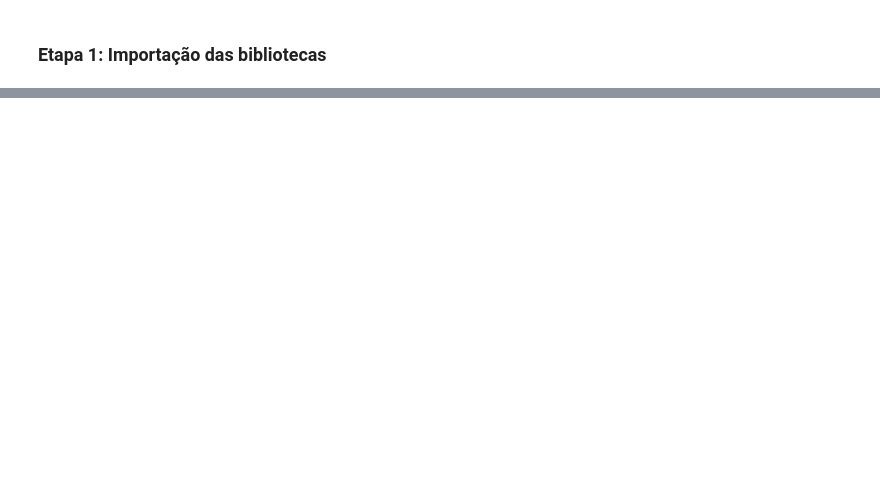
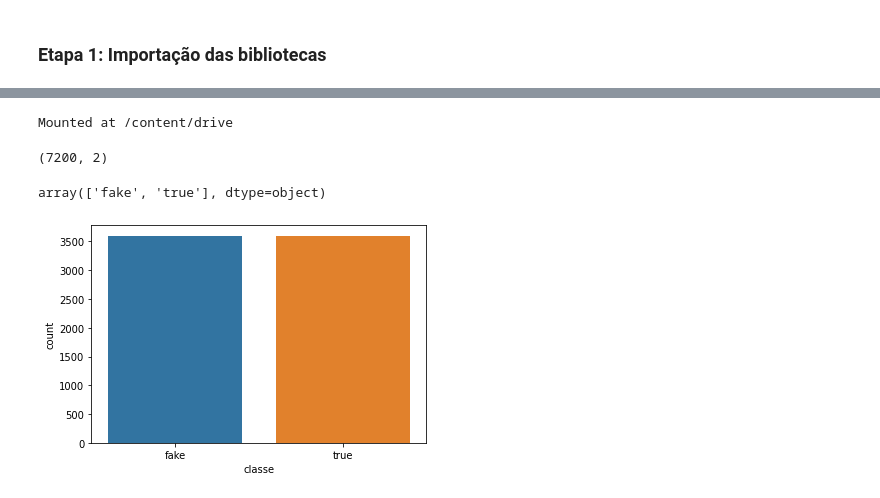
Before and after one commit to alexcamargoweb/wrseg-2020, a Jupyter notebook: notebooks/train_wrseg-2020.ipynb, the cells around one changed output, grey strips where cells are left out. Cells and saved outputs as stored; diff of their text form; code cells hidden in the pictures; blank space fills up the shorter version.

Commit message:
train_wrseg-2020.ipynb versão inicial

```diff
--- a/notebooks/train_wrseg-2020.ipynb
+++ b/notebooks/train_wrseg-2020.ipynb
@@ -444,0 +32,30 @@ array([[0.4746826]], dtype=float32)
+# %%
+# Monta o Drive
+drive.mount("/content/drive")
+# %% [output]
+Mounted at /content/drive
+# %%
+ # Nomeia as colunas a serem utilizadas
+colunas = ['classe', 'noticia']
+# %%
+# Carrega o dataset (Fake.br-Corpus by @roneysco)
+dataset = pd.read_csv('/content/drive/MyDrive/wrseg-2020/datasets/noticias.csv',
+                   header = None,
+                   names = colunas,
+                   engine = 'python',
+                   encoding = 'utf-8')
+# %%
+# Verifica a quantidade de registros
+dataset.shape
+# %% [output]
+(7200, 2)
+# %%
+# Verifica os valores únicos das classes
+dataset.classe.unique()
+# %% [output]
+array(['fake', 'true'], dtype=object)
+# %%
+# Plota a distribuição das classes (fake, true)
+sns.countplot(dataset.classe);
+# %% [output]
+[figure, added]
```
Also changed, not shown: parts of 111 cells of this notebook.
